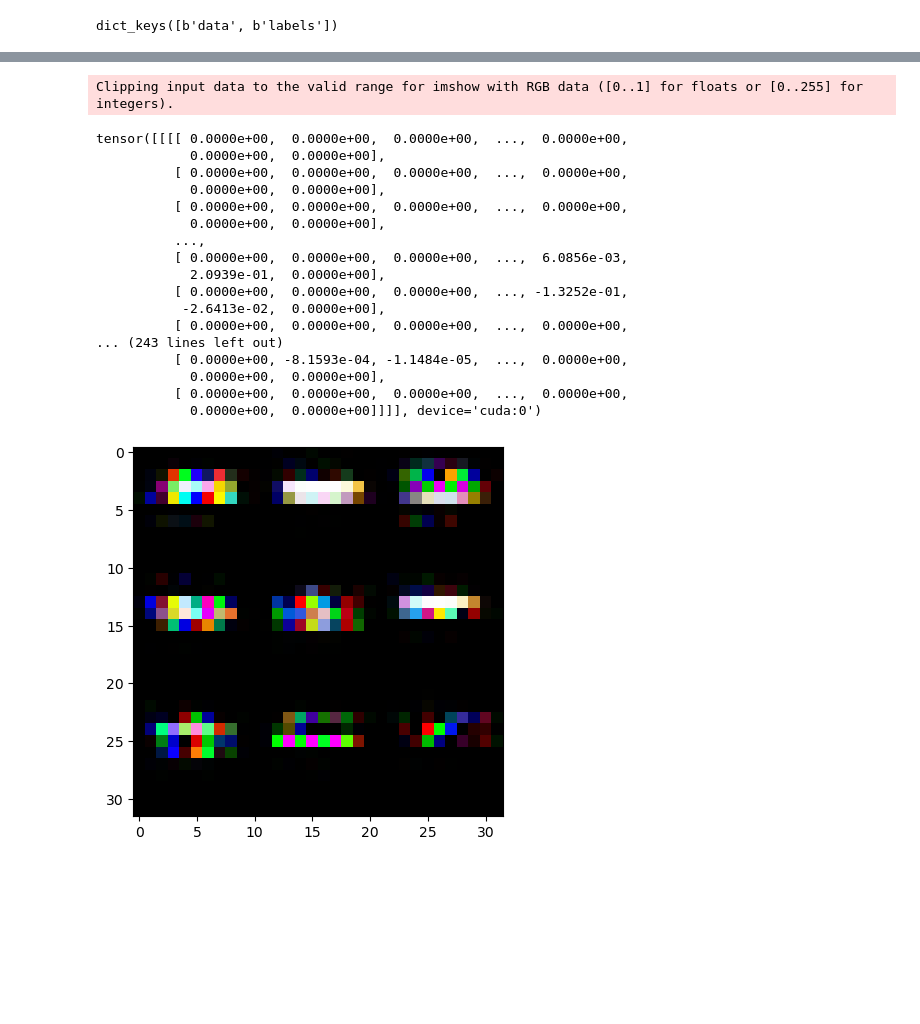
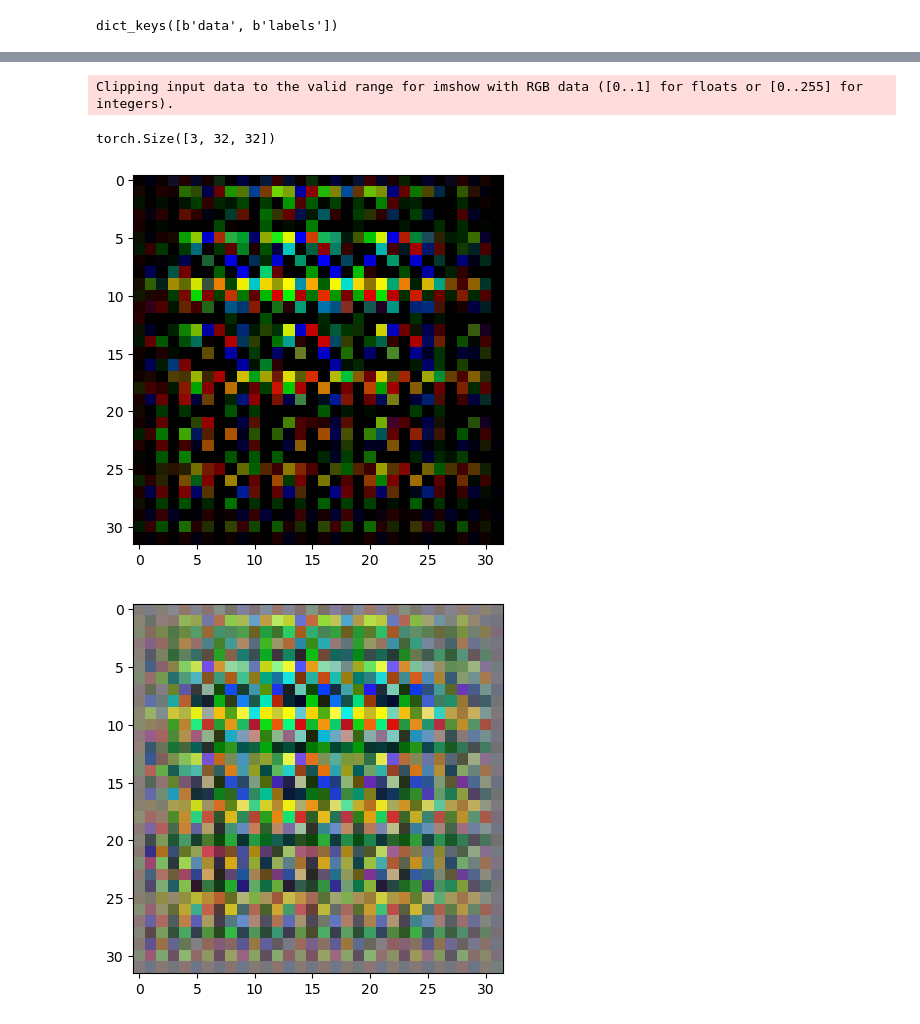
Before and after one commit to Aditya-Tandon/DL_Tests, a Jupyter notebook: GAN_test.ipynb, the cells around one changed output, grey strips where cells are left out. Drawn from its saved outputs; the diff is of its cells as text; code cells hidden in the pictures; blank space fills up the shorter version.

```diff
--- a/GAN_test.ipynb
+++ b/GAN_test.ipynb
@@ -446,26 +431,16 @@ for i in range(len(loss_gen)):
 # %%
 with torch.no_grad():
     gen_img = gen(torch.randn(10, dim_z, 1, 1, device=device))
-    print(gen_img)
-    plt.imshow(gen_img[1].reshape(32, 32, 3).cpu().detach().numpy())
-    # print(disc(gen_img).flatten())
-# %% [output]
-Clipping input data to the valid range for imshow with RGB data ([0..1] for floats or [0..255] for integers).
-tensor([[[[ 0.0000e+00,  0.0000e+00,  0.0000e+00,  ...,  0.0000e+00,
-            0.0000e+00,  0.0000e+00],
-          [ 0.0000e+00,  0.0000e+00,  0.0000e+00,  ...,  0.0000e+00,
-            0.0000e+00,  0.0000e+00],
-          [ 0.0000e+00,  0.0000e+00,  0.0000e+00,  ...,  0.0000e+00,
-            0.0000e+00,  0.0000e+00],
-          ...,
-          [ 0.0000e+00,  0.0000e+00,  0.0000e+00,  ...,  6.0856e-03,
-            2.0939e-01,  0.0000e+00],
-          [ 0.0000e+00,  0.0000e+00,  0.0000e+00,  ..., -1.3252e-01,
-           -2.6413e-02,  0.0000e+00],
-          [ 0.0000e+00,  0.0000e+00,  0.0000e+00,  ...,  0.0000e+00,
-... (243 lines left out)
-          [ 0.0000e+00, -8.1593e-04, -1.1484e-05,  ...,  0.0000e+00,
-            0.0000e+00,  0.0000e+00],
-          [ 0.0000e+00,  0.0000e+00,  0.0000e+00,  ...,  0.0000e+00,
-            0.0000e+00,  0.0000e+00]]]], device='cuda:0')
-[figure, removed]
+# %%
+print(gen_img[0].shape)
+plt.imshow(gen_img[1].cpu().detach().numpy().transpose(1, 2, 0))
+plt.show()
+plt.imshow(denormalize_images(gen_img[1].cpu().detach().numpy().transpose(1, 2, 0)))
+plt.show()
+print(gen_img[0])
+# print(disc(gen_img).flatten())
+# %% [output]
+Clipping input data to the valid range for imshow with RGB data ([0..1] for floats or [0..255] for integers).
+torch.Size([3, 32, 32])
+[figure, added]
+[figure, added]
```
Also changed, not shown: parts of 8 cells of this notebook.
